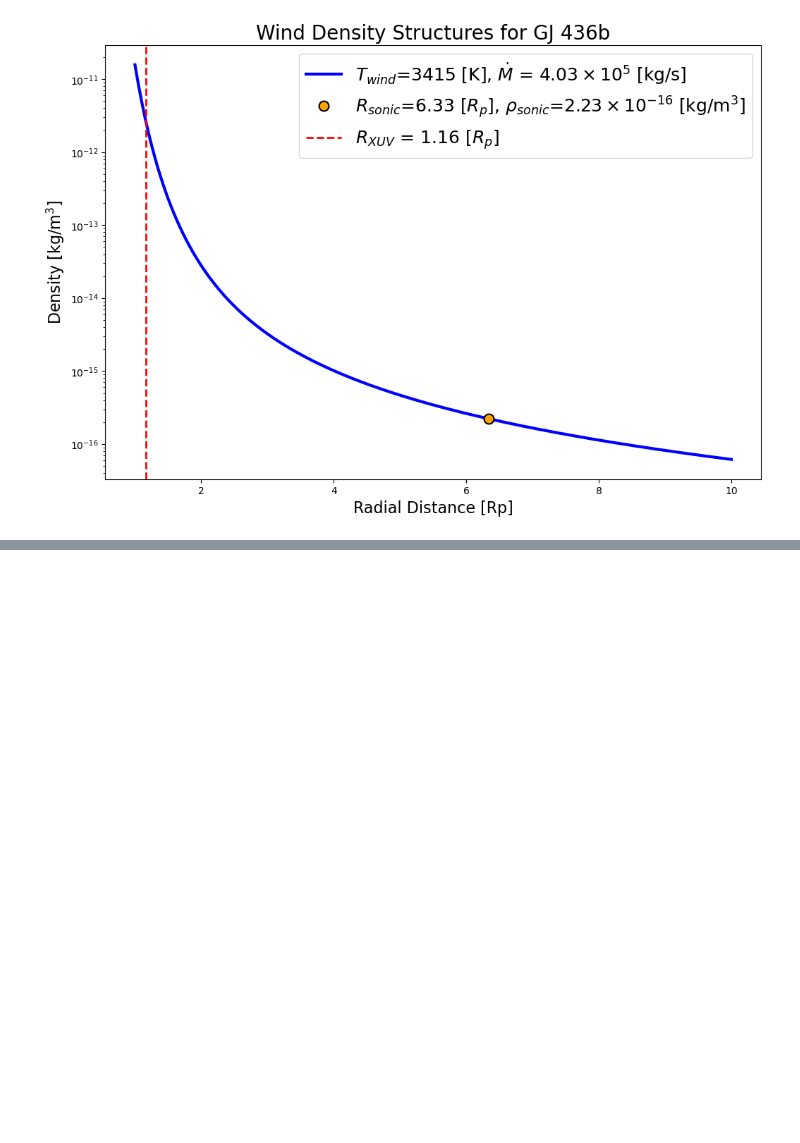
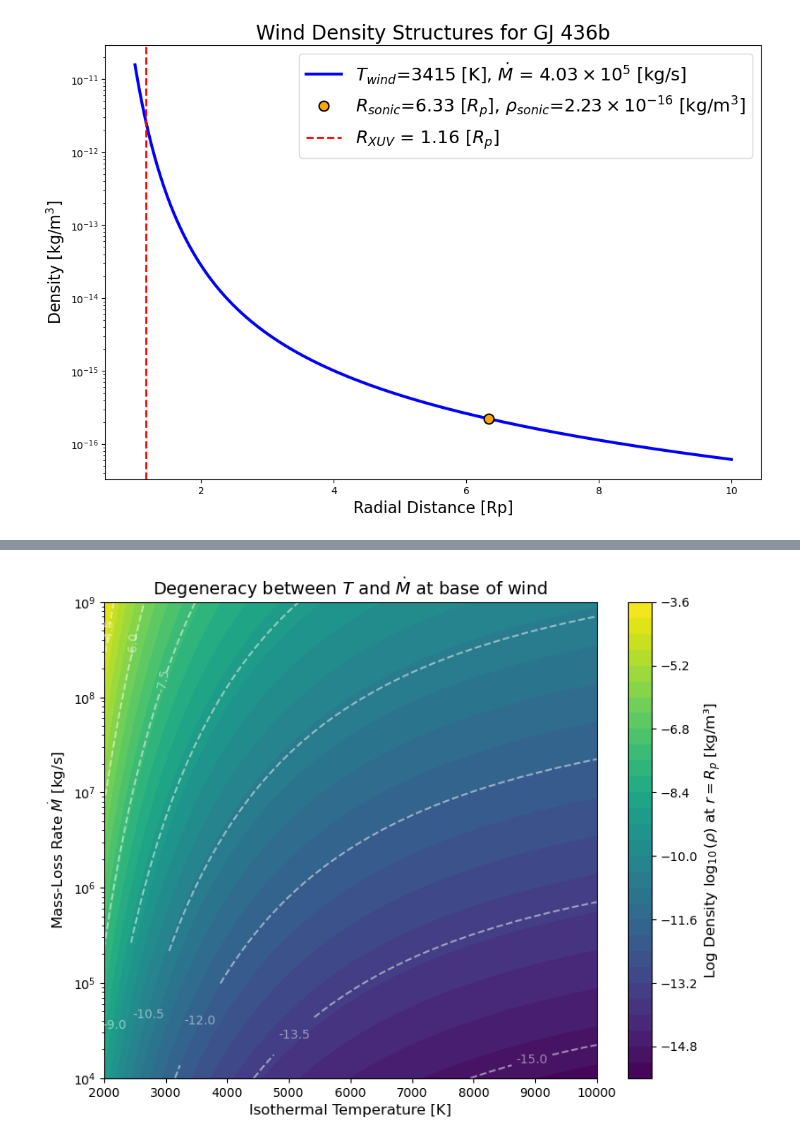
Before and after one commit to shih-jim/escape, a Jupyter notebook: GJ 436b.ipynb, the cells around one changed output, grey strips where cells are left out. Saved outputs shown, nothing was run; the diff lists cells and outputs as text; code cells hidden in the pictures; blank space fills up the shorter version.

```diff
--- a/GJ 436b.ipynb
+++ b/GJ 436b.ipynb
@@ -475,10 +19,10 @@ eff = 0.1 # efficiency of the energy-limited mass-loss, [unitless]
 kappa_IR = 0.001 # opacity at the photosphere in [m^2/kg]
 FXUV = 0.45 # The XUV flux received by the planet in [W/m^2].
 
-vs_eq = get_vs(T_eq,mu_hs)
-rho_p = get_rho_p(rp,Mp,kappa_IR,vs_eq)
+vs_eq = CA.get_vs(T_eq,mu_hs)
+rho_p = CA.get_rho_p(rp,Mp,kappa_IR,vs_eq)
 # %%
-rXUV, vs_wind, T_wind, rs_wind, Mdot = solve_atmosphere(rp, Mp, FXUV, eff, mu_wind, vs_eq, rho_p, sigma_XUV)
+rXUV, vs_wind, T_wind, rs_wind, Mdot = CA.solve_atmosphere(rp, Mp, FXUV, eff, mu_wind, vs_eq, rho_p, sigma_XUV)
 # %%
 print("rXUV (Rp): ", rXUV/rp)
 print("vs_wind (km/s): ", vs_wind/1e3)
@@ -629,0 +111,58 @@ plt.show()
+# %%
+# 1. Define the Parameter Space
+# 100x100 grid for smooth contours
+T_arr = np.linspace(2000, 10000, 100)
+Mdot_arr = np.logspace(4, 9, 100) # Log scale is best for Mdot
+
+# Create a 2D meshgrid
+T_grid, Mdot_grid = np.meshgrid(T_arr, Mdot_arr)
+
+# Initialize an empty array to store the resulting densities
+rho_grid = np.zeros_like(T_grid)
+
+# Choose the specific radius to evaluate the degeneracy (e.g., the planet base)
+r_eval = rp
+r_eval_array = np.array([r_eval]) # Function expects an array
+
+# 2. Calculate Density for every combination
+# (This loop calculates the grid. It might take a few seconds to run 10,000 combinations)
+for i in range(T_grid.shape[0]):
+    for j in range(T_grid.shape[1]):
+        T = T_grid[i, j]
+        Mdot = Mdot_grid[i, j]
+
+        vs = CA.get_vs(T, mu_wind)
+        rs = CA.get_rs(Mp, vs)
+
+        # Calculate velocity at just our evaluation radius
+        v_eval = CA.get_parker_wind(r_eval_array, vs, rs)[0]
+
+        # Calculate density
+        rho_grid[i, j] = CA.get_rho(v_eval, r_eval, Mdot)
+
+# 3. Plot the Contour Map
+plt.figure(figsize=(9, 7))
+
+# Plot filled contours (heatmap) of the log density
+# Using log10(rho) makes the color scale readable
+contour_filled = plt.contourf(T_grid, Mdot_grid, np.log10(rho_grid),
+                              levels=30, cmap='viridis')
+
+# Add a colorbar
+cbar = plt.colorbar(contour_filled)
+cbar.set_label(f"Log Density $\\log_{{10}}(\\rho)$ at $r = R_p$ [kg/m³]", fontsize=12)
+
+# Overlay solid contour lines (These are your exact degeneracy curves!)
+contour_lines = plt.contour(T_grid, Mdot_grid, np.log10(rho_grid),
+                            levels=10, colors='white', alpha=0.5)
+plt.clabel(contour_lines, inline=True, fontsize=10, fmt='%1.1f')
+
+# Formatting
+plt.yscale('log') # Mdot was created in log space
+plt.xlabel("Isothermal Temperature [K]", fontsize=12)
+plt.ylabel("Mass-Loss Rate $\\dot{M}$ [kg/s]", fontsize=12)
+plt.title(f"Degeneracy between $T$ and $\\dot{{M}}$ at base of wind", fontsize=14)
+
+plt.show()
+# %% [output]
+[figure, added]
```
Also changed, not shown: parts of 8 cells of this notebook, 2 other files.
